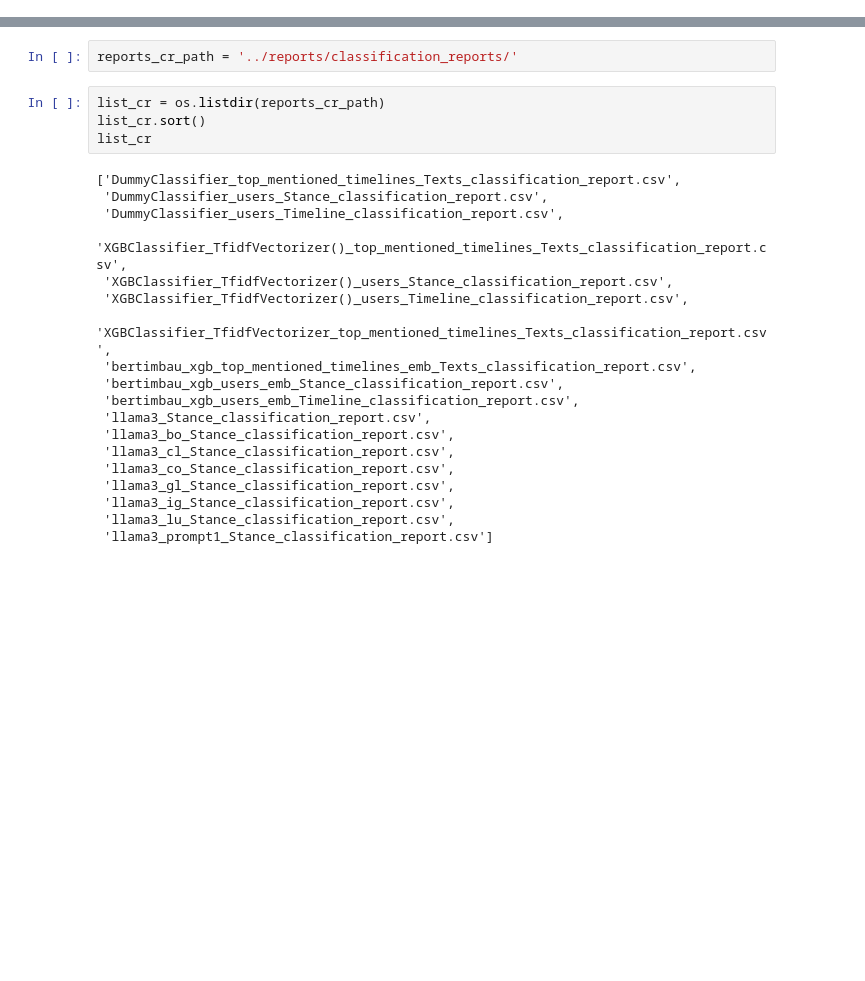
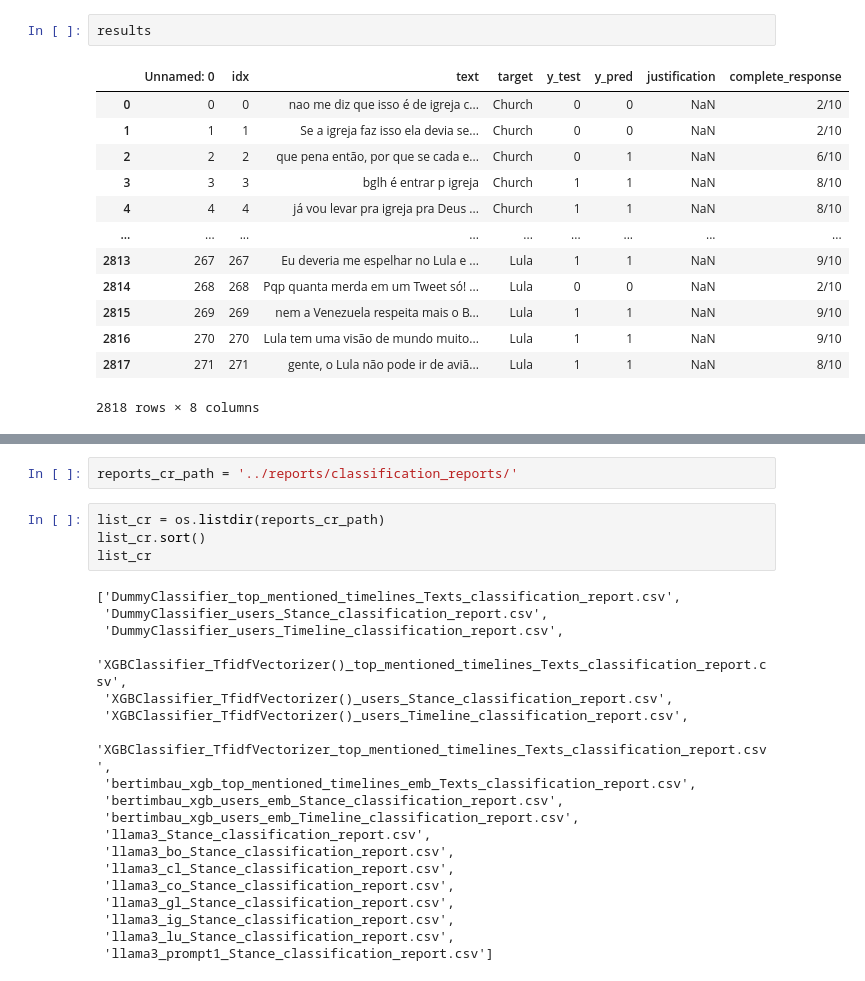
Before and after one commit to semcovici/stance-prediction-UstanceBR, a Jupyter notebook: notebooks/3.0-results-analysis.ipynb, the cells around one changed output, grey strips where cells are left out. Cells and saved outputs as stored; diff of their text form; blank space fills up the shorter version.

```diff
--- a/notebooks/3.0-results-analysis.ipynb
+++ b/notebooks/3.0-results-analysis.ipynb
@@ -3,0 +21,16 @@ import os
+# %%
+results
+# %% [output]
+|  | Unnamed: 0 | idx | text | target | y_test | y_pred | justification | complete_response |
+| 0 | 0 | 0 | nao me diz que isso é de igreja c... | Church | 0 | 0 | NaN | 2/10 |
+| 1 | 1 | 1 | Se a igreja faz isso ela devia se... | Church | 0 | 0 | NaN | 2/10 |
+| 2 | 2 | 2 | que pena então, por que se cada e... | Church | 0 | 1 | NaN | 6/10 |
+| 3 | 3 | 3 | bglh é entrar p igreja | Church | 1 | 1 | NaN | 8/10 |
+| 4 | 4 | 4 | já vou levar pra igreja pra Deus ... | Church | 1 | 1 | NaN | 8/10 |
+| ... | ... | ... | ... | ... | ... | ... | ... | ... |
+| 2813 | 267 | 267 | Eu deveria me espelhar no Lula e ... | Lula | 1 | 1 | NaN | 9/10 |
+| 2814 | 268 | 268 | Pqp quanta merda em um Tweet só! ... | Lula | 0 | 0 | NaN | 2/10 |
+| 2815 | 269 | 269 | nem a Venezuela respeita mais o B... | Lula | 1 | 1 | NaN | 9/10 |
+| 2816 | 270 | 270 | Lula tem uma visão de mundo muito... | Lula | 1 | 1 | NaN | 9/10 |
+| 2817 | 271 | 271 | gente, o Lula não pode ir de aviã... | Lula | 1 | 1 | NaN | 8/10 |
+2818 rows × 8 columns
```
Also changed, not shown: parts of 9 cells of this notebook, 12 other files.
